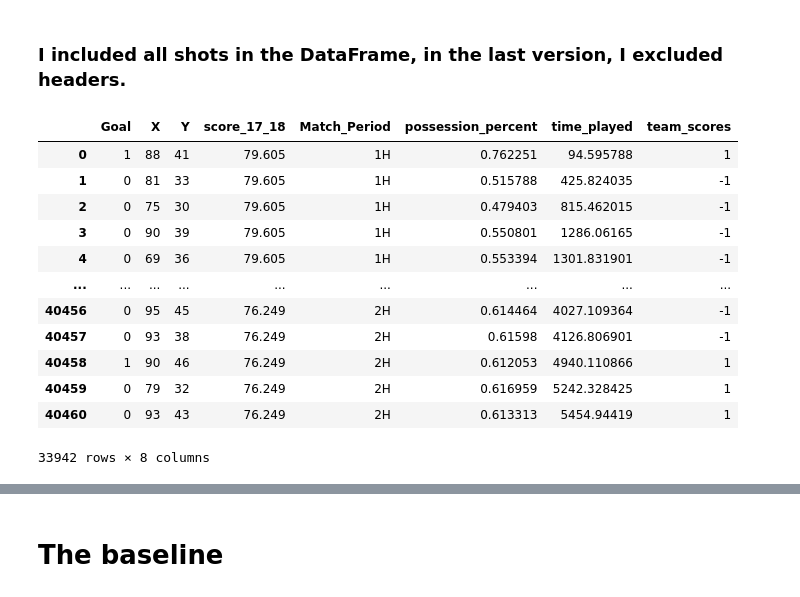
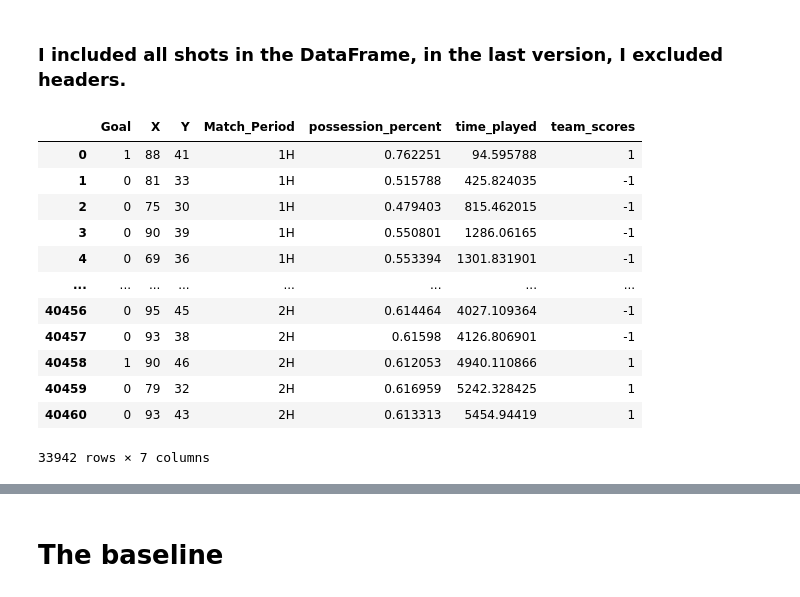
Before and after one commit to Anhali/xG_model-_python, a Jupyter notebook: xG_model.ipynb, the cells around one changed output, grey strips where cells are left out. Drawn from its saved outputs; the diff is of its cells as text; code cells hidden in the pictures.

```diff
--- a/xG_model.ipynb
+++ b/xG_model.ipynb
@@ -104,10 +29,0 @@ event_Italy
-# %%
-# Loading data for the English League
-with open('events_Germany.json') as f:
-    data_Germany = json.load(f)
-
-# Converting the laoded into datframe
-event_Germany = pd.DataFrame(data_Germany)
-event_Germany['score_17_18'] = 71.427
-
-event_Germany
@@ -128,10 +29,0 @@ event_Germany
-# %%
-# Loading data for the French League
-with open('events_France.json') as f:
-    data_France = json.load(f)
-
-# Converting the laoded into datframe
-event_France = pd.DataFrame(data_France)
-event_France['score_17_18'] = 56.415
-
-event_France
@@ -171,0 +30,16 @@ event_data
+# %%
+# Liste des fichiers JSON
+file_names = ['events_England.json', 'events_France.json', 'events_Spain.json', 'events_Germany.json', 'events_Italy.json']
+
+# Initialiser un DataFrame vide
+event_data = pd.DataFrame()
+
+# Boucler à travers les fichiers et les charger
+for file_name in file_names:
+    with open(file_name) as f:
+        data = json.load(f)
+    # Concaténer les nouvelles données au DataFrame existant
+    event_data = pd.concat([event_data, pd.DataFrame(data)], ignore_index=True)
+
+
+event_data
@@ -300,50 +152,49 @@ shots_df
 # %%
 # Let us build the required dataset for expected goal model building
 # Creating your feature matrix and dropping non-essential columns
-shots_model = pd.DataFrame(columns=['Goal', 'X', 'Y', 'score_17_18', 'Match_Period', 'possession_percent', 'time_played', 'team_scores'])
+shots_model = pd.DataFrame(columns=['Goal', 'X', 'Y', 'Match_Period', 'possession_percent', 'time_played', 'team_scores'])
 
 for i, shot in shots_df.iterrows():
      header=0
      for shottags in shot['tags']:
         if shottags['id']==403:
             header=1
     #Only include non-headers
      if not(header):
     # Process all shots, including headers
         shots_model.at[i, 'X'] = shot['positions'][0]['x']
         shots_model.at[i, 'Y'] = shot['positions'][0]['y']
 
 
     # Was it a goal
         shots_model.at[i, 'Goal'] = 0
         for shottags in shot['tags']:
         # Tags contain that its a goal
             if shottags['id'] == 101:
                 shots_model.at[i, 'Goal'] = 1
 
     # Adding match half, score_teams, possession_percent
         shots_model.at[i, 'Match_Period'] = shot['matchPeriod']
-        shots_model.at[i, 'score_17_18'] = shot['score_17_18']
         shots_model.at[i, 'possession_percent'] = shot['possession_percent']
         shots_model.at[i, 'time_played'] = shot['adjusted_eventSec']
         shots_model.at[i, 'team_scores'] = shot['team_scores']
 
 
 shots_model
 # %% [output]
-|  | Goal | X | Y | score_17_18 | Match_Period | possession_percent | time_played | team_scores |
-| 0 | 1 | 88 | 41 | 79.605 | 1H | 0.762251 | 94.595788 | 1 |
-| 1 | 0 | 81 | 33 | 79.605 | 1H | 0.515788 | 425.824035 | -1 |
-| 2 | 0 | 75 | 30 | 79.605 | 1H | 0.479403 | 815.462015 | -1 |
-| 3 | 0 | 90 | 39 | 79.605 | 1H | 0.550801 | 1286.06165 | -1 |
-| 4 | 0 | 69 | 36 | 79.605 | 1H | 0.553394 | 1301.831901 | -1 |
-| ... | ... | ... | ... | ... | ... | ... | ... | ... |
-| 40456 | 0 | 95 | 45 | 76.249 | 2H | 0.614464 | 4027.109364 | -1 |
-| 40457 | 0 | 93 | 38 | 76.249 | 2H | 0.61598 | 4126.806901 | -1 |
-| 40458 | 1 | 90 | 46 | 76.249 | 2H | 0.612053 | 4940.110866 | 1 |
-| 40459 | 0 | 79 | 32 | 76.249 | 2H | 0.616959 | 5242.328425 | 1 |
-| 40460 | 0 | 93 | 43 | 76.249 | 2H | 0.613313 | 5454.94419 | 1 |
+|  | Goal | X | Y | Match_Period | possession_percent | time_played | team_scores |
+| 0 | 1 | 88 | 41 | 1H | 0.762251 | 94.595788 | 1 |
+| 1 | 0 | 81 | 33 | 1H | 0.515788 | 425.824035 | -1 |
+| 2 | 0 | 75 | 30 | 1H | 0.479403 | 815.462015 | -1 |
+| 3 | 0 | 90 | 39 | 1H | 0.550801 | 1286.06165 | -1 |
+| 4 | 0 | 69 | 36 | 1H | 0.553394 | 1301.831901 | -1 |
+| ... | ... | ... | ... | ... | ... | ... | ... |
+| 40456 | 0 | 95 | 45 | 2H | 0.614464 | 4027.109364 | -1 |
+| 40457 | 0 | 93 | 38 | 2H | 0.61598 | 4126.806901 | -1 |
+| 40458 | 1 | 90 | 46 | 2H | 0.612053 | 4940.110866 | 1 |
+| 40459 | 0 | 79 | 32 | 2H | 0.616959 | 5242.328425 | 1 |
+| 40460 | 0 | 93 | 43 | 2H | 0.613313 | 5454.94419 | 1 |
-33942 rows × 8 columns
+33942 rows × 7 columns
 # %%
 # Match_Period is a categorical variable. So we will perform one-hot encoding for the column
 
```
Also changed, not shown: parts of 43 cells of this notebook.
